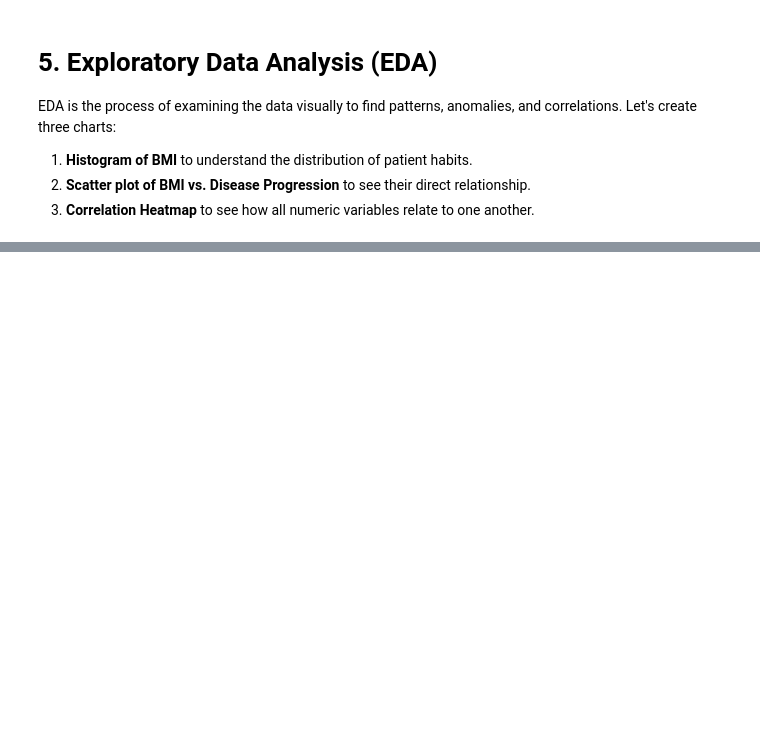
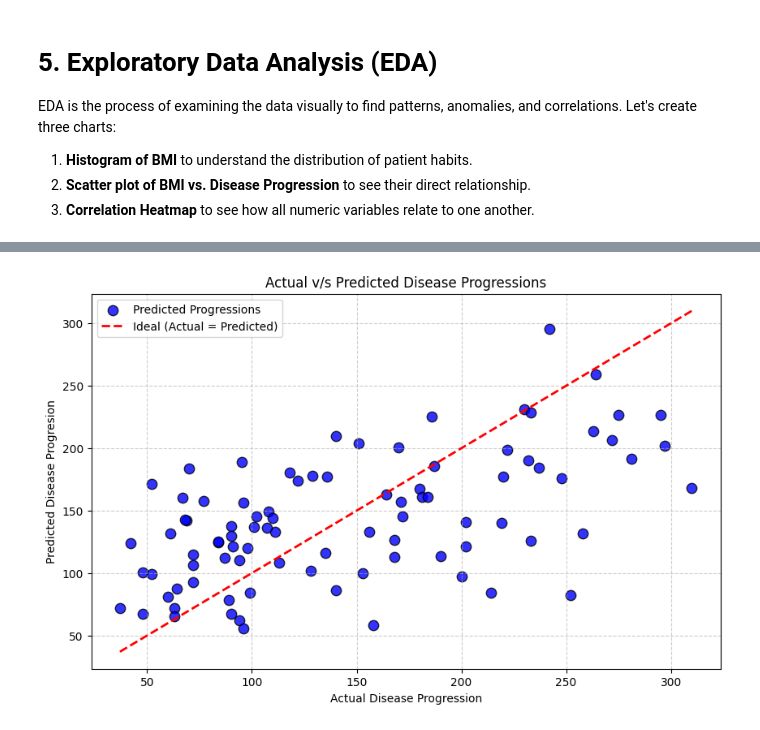
Before and after one commit to arpitmathur16/Linear_regression_model, a Jupyter notebook: Linear_Regression.ipynb, the cells around one changed output, grey strips where cells are left out. Cells and saved outputs as stored; diff of their text form; code cells hidden in the pictures; blank space fills up the shorter version.

```diff
--- a/Linear_Regression.ipynb
+++ b/Linear_Regression.ipynb
@@ -104,0 +226,8 @@ plt.show()
+# %%
+
+X_train, X_test, y_train, y_test = train_test_split(X, y, test_size= 0.2, random_state= 42)
+
+print("X_train shape", X_train.shape)
+print("X_test shape", X_test.shape)
+print("y_train shape", X_train.shape)
+print("y_test shape", y_test.shape)
@@ -104,0 +259,2 @@ plt.show()
+# %%
+model = LinearRegression()
@@ -104,0 +271,3 @@ plt.show()
+# %%
+model.fit(X_train, y_train)
+print("Model trainnig completd successfully")
@@ -104,0 +287,10 @@ plt.show()
+# %%
+predictions = model.predict(X_test)
+
+compare_df = pd.DataFrame({
+    'Actual_Score' : y_test,
+    'Predicted_Score' : predictions,
+    'Difference (Error)' : y_test - predictions
+})
+
+print(compare_df.head())
@@ -104,0 +347,12 @@ plt.show()
+# %%
+plt.figure(figsize=(10,6))
+plt.scatter(y_test, predictions, color='blue', alpha=0.8, edgecolors='black', s=80, label='Predicted Progressions')
+plt.plot([y_test.min(), y_test.max()], [y_test.min(), y_test.max()], color='red', lw=2, linestyle='--', label='Ideal (Actual = Predicted)')
+plt.title("Actual v/s Predicted Disease Progressions")
+plt.xlabel("Actual Disease Progression")
+plt.ylabel("Predicted Disease Progresion")
+plt.grid(True, linestyle = '--', alpha = 0.6)
+plt.legend()
+plt.show()
+# %% [output]
+[figure, added]
```
Also changed, not shown: parts of 36 cells of this notebook.
